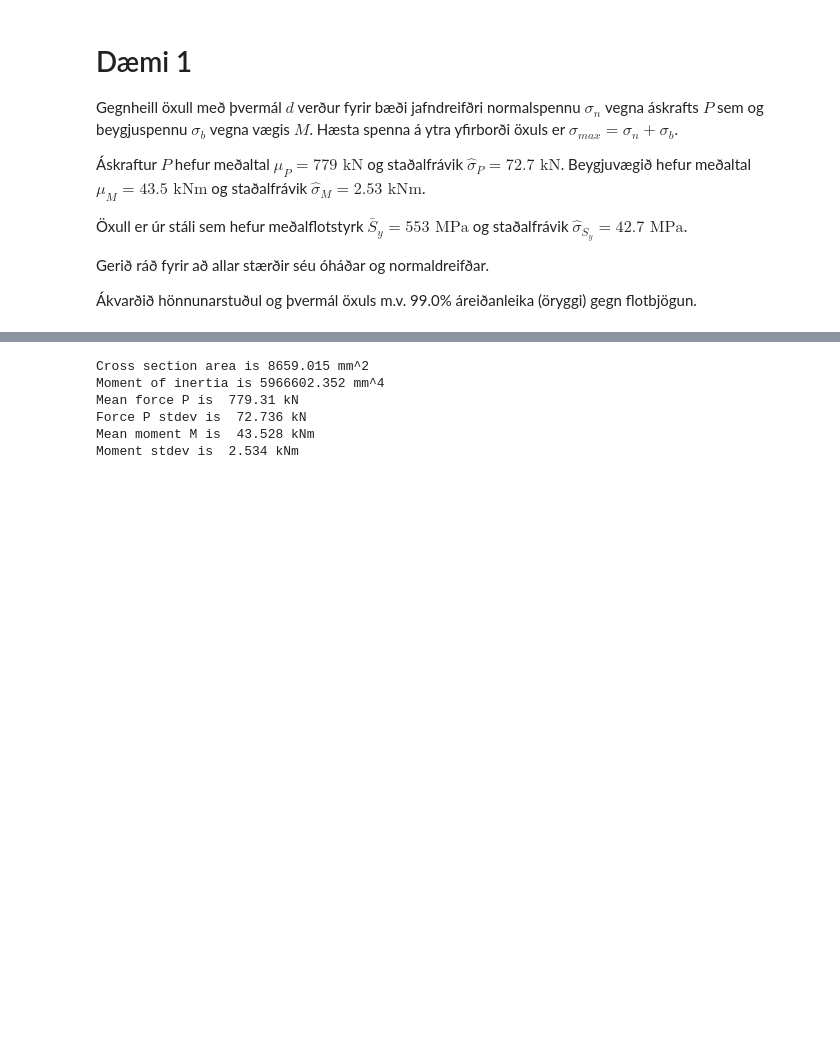
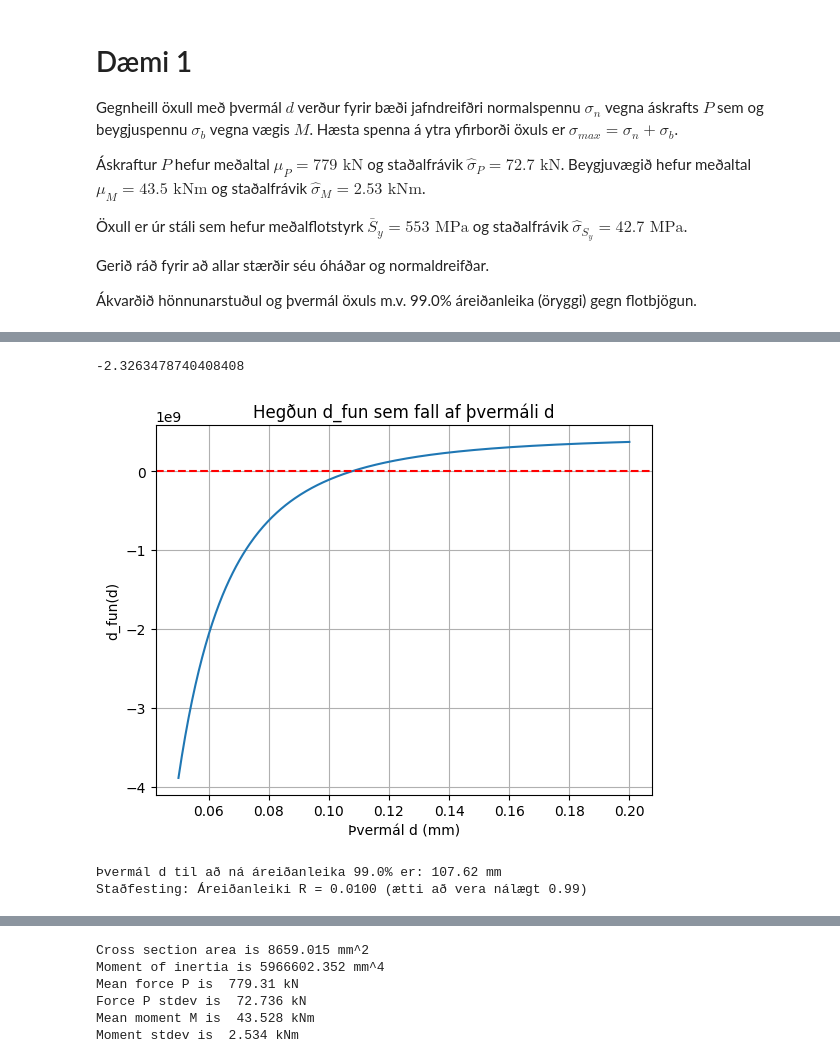
Before and after one commit to kriorog/vel407g_honvel, a Jupyter notebook: 2026/skilaverkefni/v1/skilaverkefni_1_lausn2.ipynb, the cells around one changed output, grey strips where cells are left out. Drawn from its saved outputs; the diff is of its cells as text; code cells hidden in the pictures; blank space fills up the shorter version.

```diff
--- a/2026/skilaverkefni/v1/skilaverkefni_1_lausn2.ipynb
+++ b/2026/skilaverkefni/v1/skilaverkefni_1_lausn2.ipynb
@@ -34,0 +93,59 @@ Gerið ráð fyrir að allar stærðir séu óháðar og normaldreifðar.
+# %%
+#| echo: true
+#| output: true
+
+from scipy.stats import norm
+import numpy as np
+
+# áreiðanleiki
+r = 0.99
+z = norm.ppf(1-r)
+print(z)
+
+# meðaltal og staðalfrávik fyrir álag og vægi
+mu_P = 779e3 # N
+stdev_P = 72.7e3 # N
+mu_M = 43.5e3 # Nm
+stdev_M = 2.53e3 # Nm
+
+# meðaltal og staðalfrávik fyrir styrk
+mu_strength = 553e6 # Pa
+stdev_strength = 42.7e6 # Pa
+
+# finnum þvermálið d með því að leysa jöfnuna fyrir d
+A_fun = lambda d: np.pi * (d/2)**2  # þversniðsflatarmál, m2
+mu_sigma_fun = lambda d: (mu_P + 8*mu_M/d) / A_fun(d)
+mu_m_fun = lambda d: mu_strength - mu_sigma_fun(d)
+stdev_m_fun = lambda d: np.sqrt(
+        (stdev_P**2 + (8*stdev_M/d)**2) / A_fun(d)**2
+        + stdev_strength**2
+)
+d_fun = lambda d: mu_m_fun(d) + z * stdev_m_fun(d)
+
+# teiknum d_fun til að sjá hegðun fallsins (og það hafi núllstöðvar)
+import matplotlib.pyplot as plt
+d_values = np.linspace(50, 200, 400)/1000# mm
+d_fun_values = [d_fun(d) for d in d_values]
+plt.plot(d_values, d_fun_values)
+plt.axhline(0, color='red', linestyle='--')
+plt.xlabel('Þvermál d (mm)')
+plt.ylabel('d_fun(d)')
+plt.title('Hegðun d_fun sem fall af þvermáli d')
+plt.grid()
+plt.show()
+
+# leysum jöfnuna með því að finna núllstöðvar
+from scipy.optimize import fsolve
+d_0 = 10/1000 # m, upphafsgisk
+d_solution = fsolve(d_fun, d_0)
+d_final = d_solution[0]
+print(f"Þvermál d til að ná áreiðanleika {r*100}% er: {d_final*1000:.2f} mm")
+
+z_final = -mu_m_fun(d_final) / stdev_m_fun(d_final)
+R_final = norm.cdf(-mu_m_fun(d_final) / stdev_m_fun(d_final))
+print(f"Staðfesting: Áreiðanleiki R = {R_final:.4f} (ætti að vera nálægt {r})")
+# %% [output]
+-2.3263478740408408
+[figure, added]
+Þvermál d til að ná áreiðanleika 99.0% er: 107.62 mm
+Staðfesting: Áreiðanleiki R = 0.0100 (ætti að vera nálægt 0.99)
```
Also changed, not shown: parts of 22 cells of this notebook, 2 other files.
